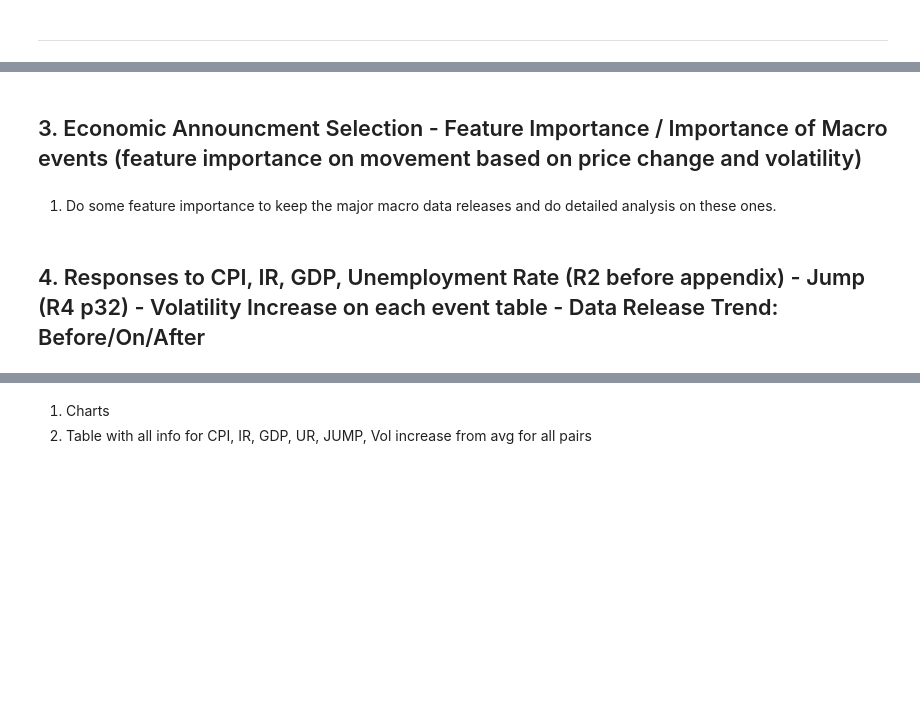
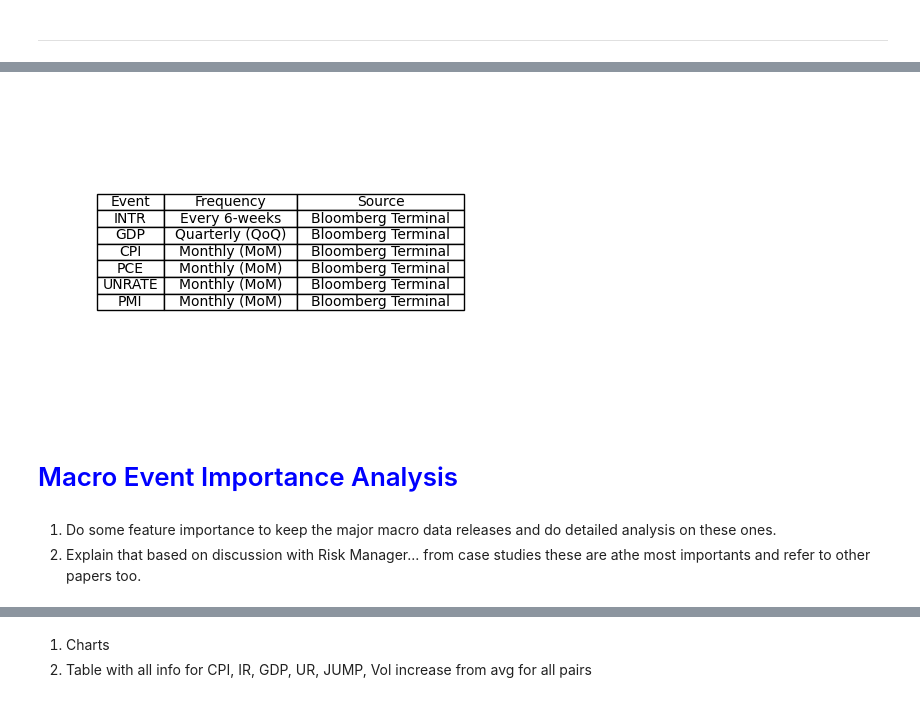
Before and after one commit to Modi1997/FX-HFT-Effects-on-US-Macro-Data, a Jupyter notebook: FX HFT Effects on US Macroeconomic Data Releases.ipynb, the cells around one changed output, grey strips where cells are left out. Drawn from its saved outputs; the diff is of its cells as text; code cells hidden in the pictures; blank space fills up the shorter version.

```diff
--- a/FX HFT Effects on US Macroeconomic Data Releases.ipynb
+++ b/FX HFT Effects on US Macroeconomic Data Releases.ipynb
@@ -542,6 +666,24 @@ Most volatile timeframe for USDGBP during CPI on 2025-02-12: 2025-02-12 13:29:00
+# %%
+fig, ax = plt.subplots(figsize=(6, 4))
+ax.axis("tight")
+ax.axis("off")
+table_data = [["INTR", "Every 6-weeks", "Bloomberg Terminal"],
+              ["GDP", "Quarterly (QoQ)", "Bloomberg Terminal"],
+              ["CPI", "Monthly (MoM)", "Bloomberg Terminal"],
+              ["PCE", "Monthly (MoM)", "Bloomberg Terminal"],
+              ["UNRATE", "Monthly (MoM)", "Bloomberg Terminal"],
+              ["PMI", "Monthly (MoM)", "Bloomberg Terminal"]]
+
+table = ax.table(cellText=table_data, colLabels=["Event", "Frequency", "Source"], cellLoc="center", loc="center")
+table.auto_set_font_size(False)
+table.set_fontsize(10)
+table.auto_set_column_width([0, 1, 2])
+
+plt.show()
+# %% [output]
+[figure, added]
 # %% [markdown]
-## 3.  Economic Announcment Selection - Feature Importance / Importance of Macro events (feature importance on movement based on price change and volatility)
+#  <span style="color:blue"> Macro Event Importance Analysis </span>
 # %% [markdown]
 1. Do some feature importance to keep the major macro data releases and do detailed analysis on these ones.
+2. Explain that based on discussion with Risk Manager... from case studies these are athe most importants and refer to other papers too.
-# %% [markdown]
-## 4. Responses to CPI, IR, GDP, Unemployment Rate (R2 before appendix) - Jump (R4 p32) - Volatility Increase on each event table - Data Release Trend: Before/On/After
```
Also changed, not shown: parts of 23 cells of this notebook, 3 other files.
